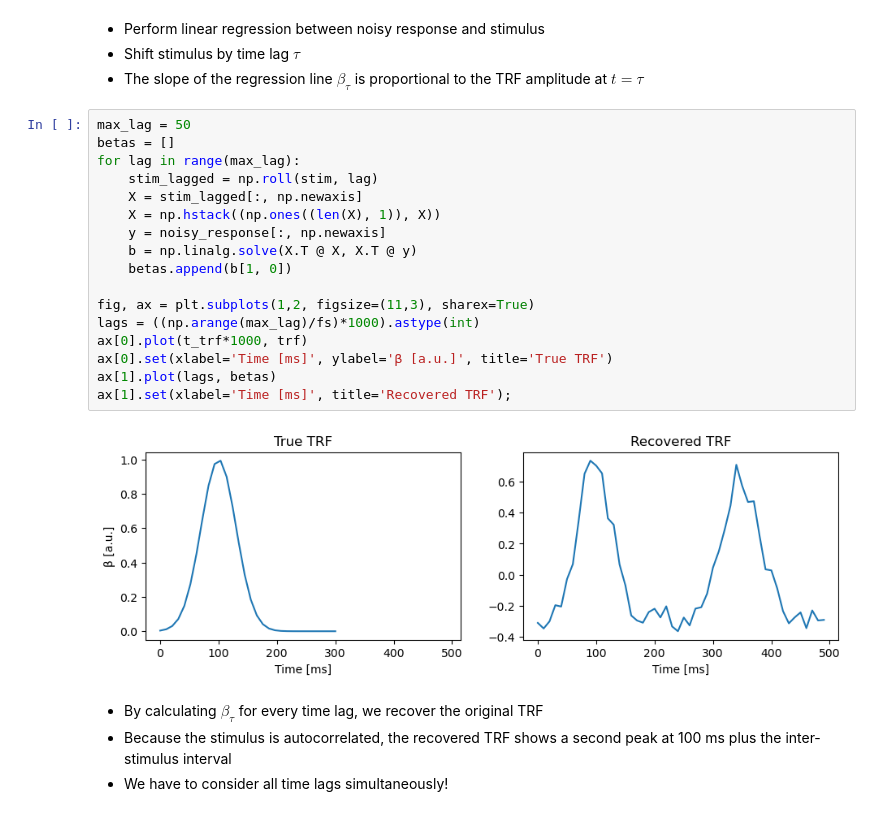
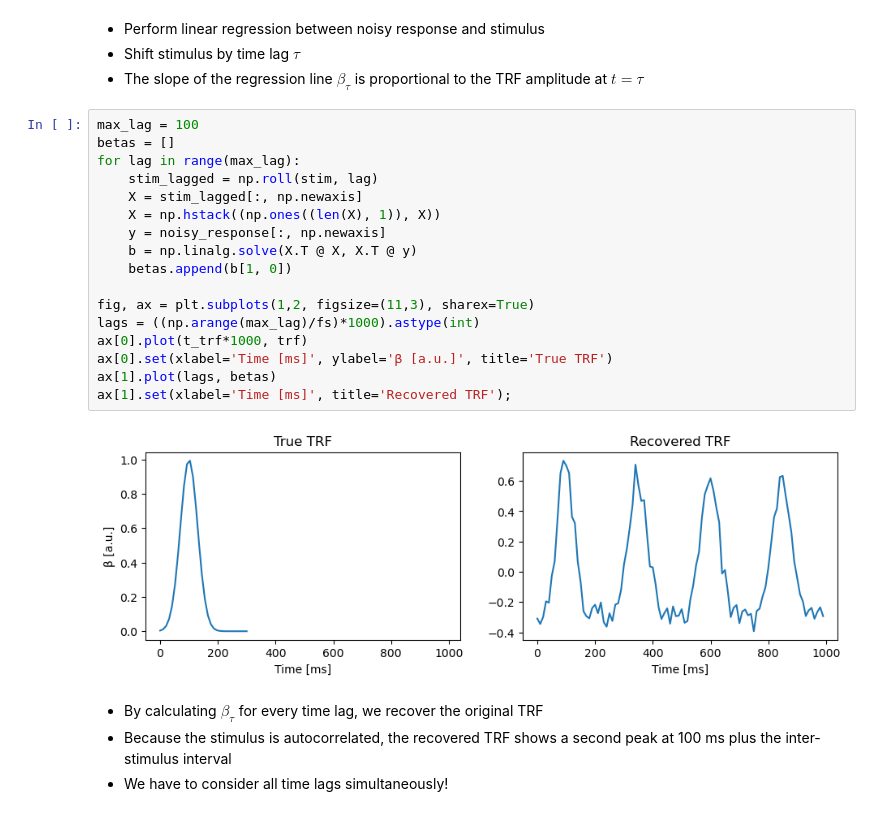
Before and after one commit to OleBialas/iBOTS-Intro-to-EEG-MEG-Analysis-with-MNE-Python, a Jupyter notebook: 10_time_lags/slides.ipynb, the cells around one changed output. Drawn from its saved outputs; the diff is of its cells as text.

```diff
--- a/10_time_lags/slides.ipynb
+++ b/10_time_lags/slides.ipynb
@@ -82,24 +82,24 @@ plt.tight_layout();
 - Shift stimulus by time lag $\tau$
 - The slope of the regression line $\beta_{\tau}$ is proportional to the TRF amplitude at $t=\tau$
 # %%
-max_lag = 50
+max_lag = 100
 betas = []
 for lag in range(max_lag):
     stim_lagged = np.roll(stim, lag)
     X = stim_lagged[:, np.newaxis]
     X = np.hstack((np.ones((len(X), 1)), X))
     y = noisy_response[:, np.newaxis]
     b = np.linalg.solve(X.T @ X, X.T @ y)
     betas.append(b[1, 0])
 
 fig, ax = plt.subplots(1,2, figsize=(11,3), sharex=True)
 lags = ((np.arange(max_lag)/fs)*1000).astype(int)
 ax[0].plot(t_trf*1000, trf)
 ax[0].set(xlabel='Time [ms]', ylabel='β [a.u.]', title='True TRF')
 ax[1].plot(lags, betas)
 ax[1].set(xlabel='Time [ms]', title='Recovered TRF');
 # %% [output]
-[figure, old version]
+[figure, new version]
 # %% [markdown]
 - By calculating $\beta_{\tau}$ for every time lag, we recover the original TRF
 - Because the stimulus is autocorrelated, the recovered TRF shows a second peak at 100 ms plus the inter-stimulus interval
```
Also changed, not shown: parts of 2 cells of this notebook, 3 other files.
